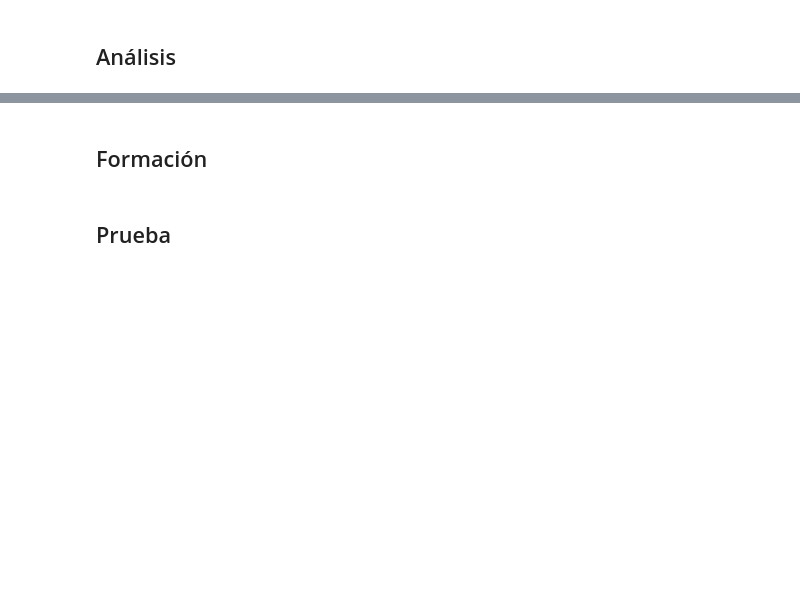
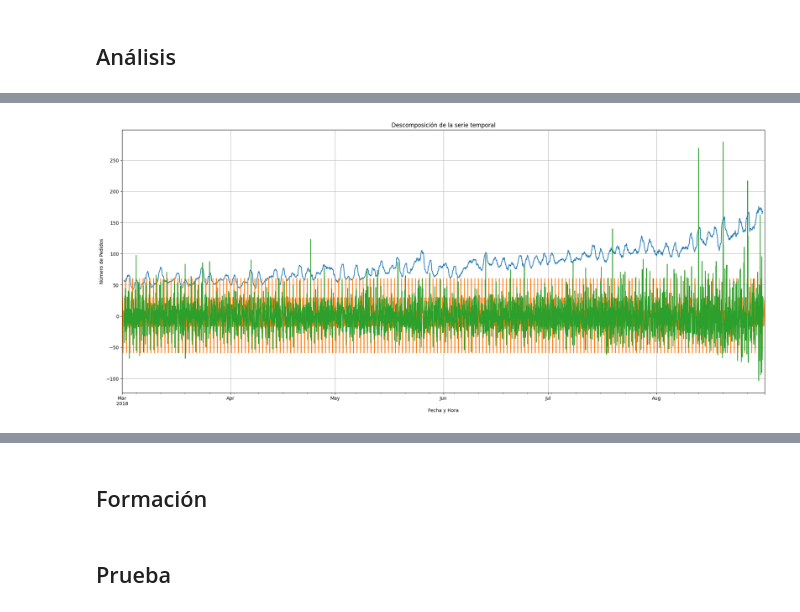
Before and after one commit to ErayFaSol/proyectosDataScience, a Jupyter notebook: proyecto13.ipynb, the cells around one changed output, grey strips where cells are left out. Saved outputs shown, nothing was run; the diff lists cells and outputs as text; code cells hidden in the pictures; blank space fills up the shorter version.

```diff
--- a/proyecto13.ipynb
+++ b/proyecto13.ipynb
@@ -82,0 +125,17 @@ None
+# %%
+plt.figure(figsize=(20, 25))
+result = seasonal_decompose(data_resampled['num_orders'], model='additive', period=24)
+
+plt.subplot(3, 1, 3)
+result.trend.plot()
+result.seasonal.plot()
+result.resid.plot()
+plt.title('Descomposición de la serie temporal')
+plt.xlabel('Fecha y Hora')
+plt.ylabel('Número de Pedidos')
+plt.grid(True)
+
+plt.tight_layout()
+plt.show()
+# %% [output]
+[figure, added]
```
Also changed, not shown: parts of 9 cells of this notebook, 1 other file.
